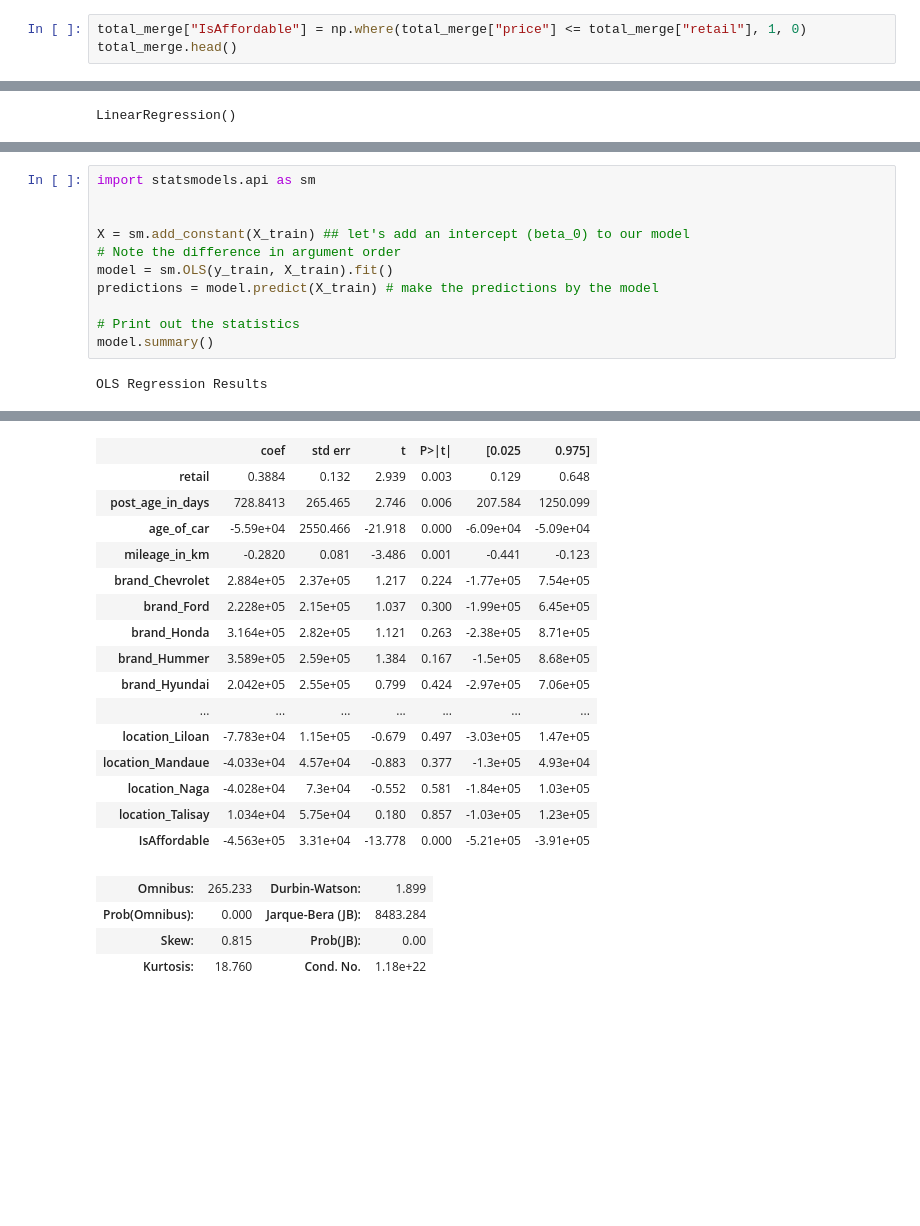
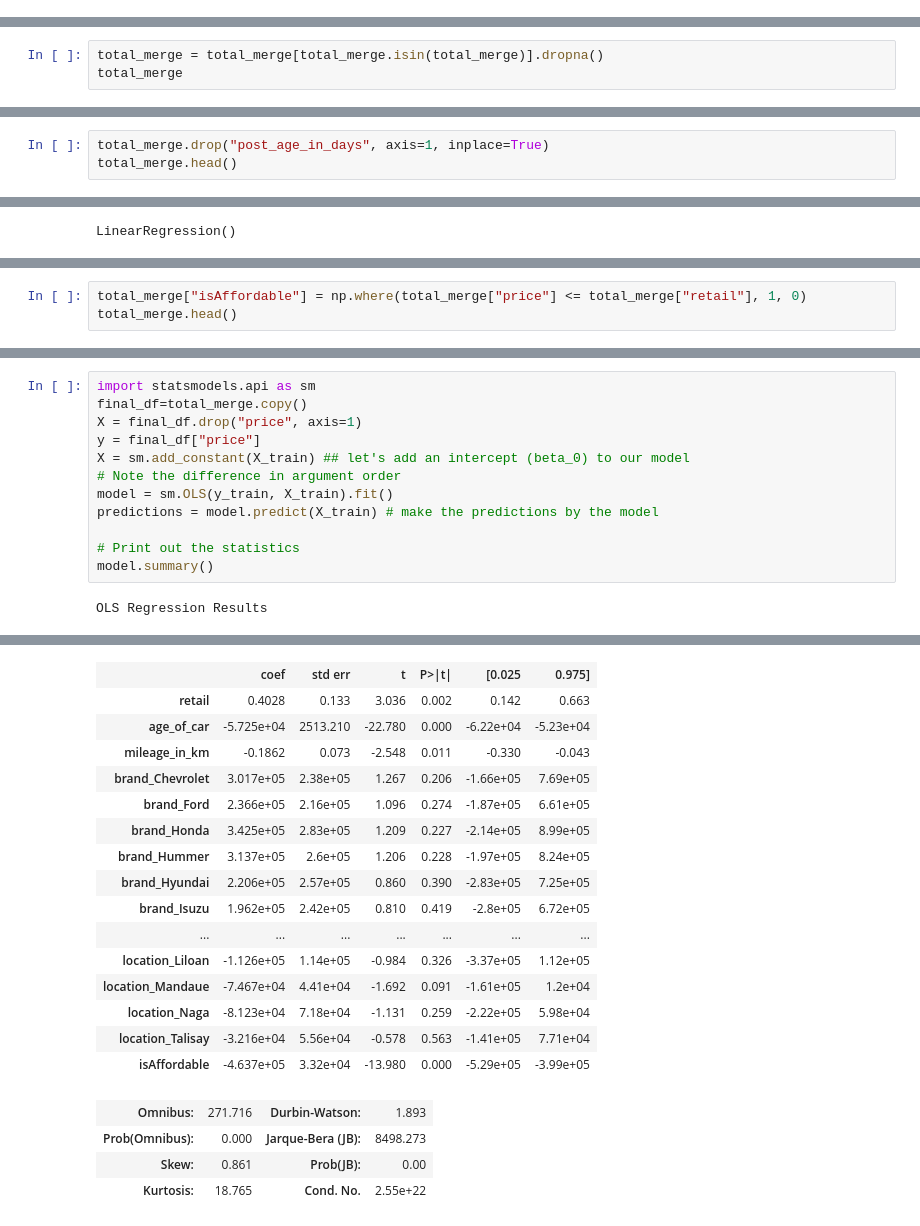
Before and after one commit to kaizerxcx/SecondHandCarsCebu, a Jupyter notebook: CarProject.ipynb, the cells around one changed output, grey strips where cells are left out. Saved outputs shown, nothing was run; the diff lists cells and outputs as text; blank space fills up the shorter version.

```diff
--- a/CarProject.ipynb
+++ b/CarProject.ipynb
@@ -504,3 +287,0 @@ total_merge.head()
-# %%
-total_merge["IsAffordable"] = np.where(total_merge["price"] <= total_merge["retail"], 1, 0)
-total_merge.head()
@@ -517,0 +340,3 @@ final_df=total_merge.copy()
+# %%
+total_merge = total_merge[total_merge.isin(total_merge)].dropna()
+total_merge
@@ -517,0 +400,3 @@ final_df=total_merge.copy()
+# %%
+total_merge.drop("post_age_in_days", axis=1, inplace=True)
+total_merge.head()
@@ -552,0 +698,3 @@ total_merge.tail()
+# %%
+total_merge["isAffordable"] = np.where(total_merge["price"] <= total_merge["retail"], 1, 0)
+total_merge.head()
@@ -553,7 +709,8 @@ total_merge.tail()
 # %%
 import statsmodels.api as sm
-
-
+final_df=total_merge.copy()
+X = final_df.drop("price", axis=1)
+y = final_df["price"]
 X = sm.add_constant(X_train) ## let's add an intercept (beta_0) to our model
 # Note the difference in argument order
 model = sm.OLS(y_train, X_train).fit()
@@ -574,23 +731,23 @@ OLS Regression Results
 | Covariance Type: | nonrobust |  |  |
 |  | coef | std err | t | P>|t| | [0.025 | 0.975] |
-| retail | 0.3884 | 0.132 | 2.939 | 0.003 | 0.129 | 0.648 |
-| post_age_in_days | 728.8413 | 265.465 | 2.746 | 0.006 | 207.584 | 1250.099 |
-| age_of_car | -5.59e+04 | 2550.466 | -21.918 | 0.000 | -6.09e+04 | -5.09e+04 |
-| mileage_in_km | -0.2820 | 0.081 | -3.486 | 0.001 | -0.441 | -0.123 |
-| brand_Chevrolet | 2.884e+05 | 2.37e+05 | 1.217 | 0.224 | -1.77e+05 | 7.54e+05 |
-| brand_Ford | 2.228e+05 | 2.15e+05 | 1.037 | 0.300 | -1.99e+05 | 6.45e+05 |
-| brand_Honda | 3.164e+05 | 2.82e+05 | 1.121 | 0.263 | -2.38e+05 | 8.71e+05 |
-| brand_Hummer | 3.589e+05 | 2.59e+05 | 1.384 | 0.167 | -1.5e+05 | 8.68e+05 |
-| brand_Hyundai | 2.042e+05 | 2.55e+05 | 0.799 | 0.424 | -2.97e+05 | 7.06e+05 |
+| retail | 0.4028 | 0.133 | 3.036 | 0.002 | 0.142 | 0.663 |
+| age_of_car | -5.725e+04 | 2513.210 | -22.780 | 0.000 | -6.22e+04 | -5.23e+04 |
+| mileage_in_km | -0.1862 | 0.073 | -2.548 | 0.011 | -0.330 | -0.043 |
+| brand_Chevrolet | 3.017e+05 | 2.38e+05 | 1.267 | 0.206 | -1.66e+05 | 7.69e+05 |
+| brand_Ford | 2.366e+05 | 2.16e+05 | 1.096 | 0.274 | -1.87e+05 | 6.61e+05 |
+| brand_Honda | 3.425e+05 | 2.83e+05 | 1.209 | 0.227 | -2.14e+05 | 8.99e+05 |
+| brand_Hummer | 3.137e+05 | 2.6e+05 | 1.206 | 0.228 | -1.97e+05 | 8.24e+05 |
+| brand_Hyundai | 2.206e+05 | 2.57e+05 | 0.860 | 0.390 | -2.83e+05 | 7.25e+05 |
+| brand_Isuzu | 1.962e+05 | 2.42e+05 | 0.810 | 0.419 | -2.8e+05 | 6.72e+05 |
 | ... | ... | ... | ... | ... | ... | ... |
-| location_Liloan | -7.783e+04 | 1.15e+05 | -0.679 | 0.497 | -3.03e+05 | 1.47e+05 |
-| location_Mandaue | -4.033e+04 | 4.57e+04 | -0.883 | 0.377 | -1.3e+05 | 4.93e+04 |
-| location_Naga | -4.028e+04 | 7.3e+04 | -0.552 | 0.581 | -1.84e+05 | 1.03e+05 |
-| location_Talisay | 1.034e+04 | 5.75e+04 | 0.180 | 0.857 | -1.03e+05 | 1.23e+05 |
-| IsAffordable | -4.563e+05 | 3.31e+04 | -13.778 | 0.000 | -5.21e+05 | -3.91e+05 |
+| location_Liloan | -1.126e+05 | 1.14e+05 | -0.984 | 0.326 | -3.37e+05 | 1.12e+05 |
+| location_Mandaue | -7.467e+04 | 4.41e+04 | -1.692 | 0.091 | -1.61e+05 | 1.2e+04 |
+| location_Naga | -8.123e+04 | 7.18e+04 | -1.131 | 0.259 | -2.22e+05 | 5.98e+04 |
+| location_Talisay | -3.216e+04 | 5.56e+04 | -0.578 | 0.563 | -1.41e+05 | 7.71e+04 |
+| isAffordable | -4.637e+05 | 3.32e+04 | -13.980 | 0.000 | -5.29e+05 | -3.99e+05 |
-| Omnibus: | 265.233 | Durbin-Watson: | 1.899 |
-| Prob(Omnibus): | 0.000 | Jarque-Bera (JB): | 8483.284 |
-| Skew: | 0.815 | Prob(JB): | 0.00 |
-| Kurtosis: | 18.760 | Cond. No. | 1.18e+22 |
+| Omnibus: | 271.716 | Durbin-Watson: | 1.893 |
+| Prob(Omnibus): | 0.000 | Jarque-Bera (JB): | 8498.273 |
+| Skew: | 0.861 | Prob(JB): | 0.00 |
+| Kurtosis: | 18.765 | Cond. No. | 2.55e+22 |
 Notes:
 [1] Standard Errors assume that the covariance matrix of the errors is correctly specified.
```
Also changed, not shown: parts of 102 cells of this notebook.
